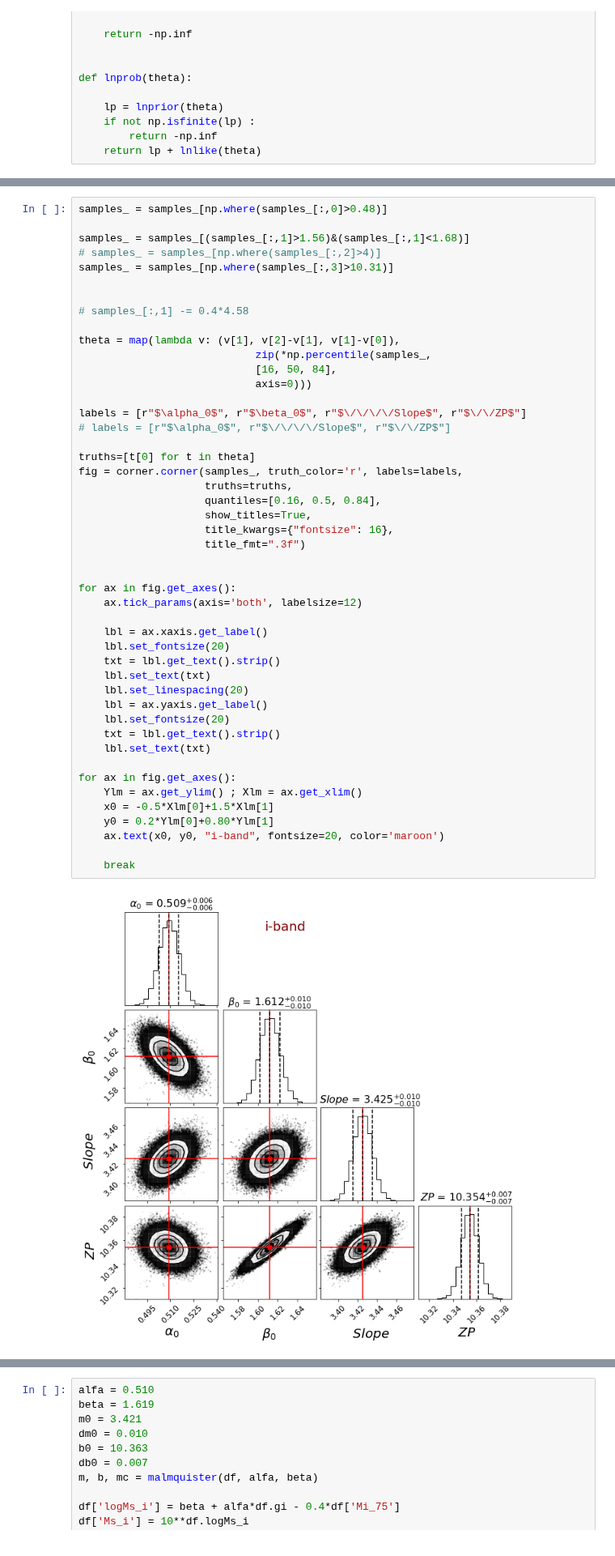
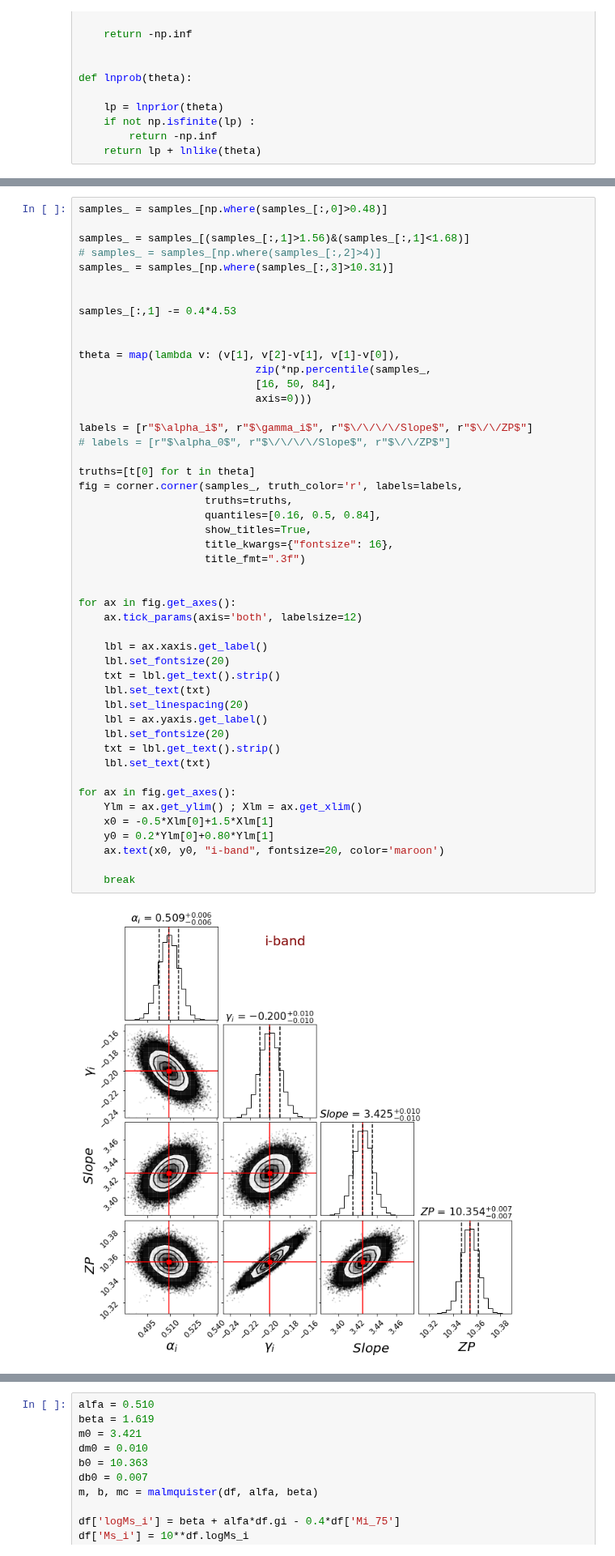
Before and after one commit to ekourkchi/test_TFRcatal, a Jupyter notebook: fit_MLratio_i_gi.ipynb, the cells around one changed output, grey strips where cells are left out. Shown at 81% size. Cells and saved outputs as stored; diff of their text form.

```diff
--- a/fit_MLratio_i_gi.ipynb
+++ b/fit_MLratio_i_gi.ipynb
@@ -419,47 +426,48 @@ samples_ = samples_[(samples_[:,1]>1.56)&(samples_[:,1]<1.68)]
 samples_ = samples_[np.where(samples_[:,3]>10.31)]
 
 
-# samples_[:,1] -= 0.4*4.58
+samples_[:,1] -= 0.4*4.53
+
 
 theta = map(lambda v: (v[1], v[2]-v[1], v[1]-v[0]),
                             zip(*np.percentile(samples_,
                             [16, 50, 84],
                             axis=0)))
 
-labels = [r"$\alpha_0$", r"$\beta_0$", r"$\/\/\/\/Slope$", r"$\/\/ZP$"]
+labels = [r"$\alpha_i$", r"$\gamma_i$", r"$\/\/\/\/Slope$", r"$\/\/ZP$"]
 # labels = [r"$\alpha_0$", r"$\/\/\/\/Slope$", r"$\/\/ZP$"]
 
 truths=[t[0] for t in theta]
 fig = corner.corner(samples_, truth_color='r', labels=labels,
                     truths=truths,
                     quantiles=[0.16, 0.5, 0.84],
                     show_titles=True,
                     title_kwargs={"fontsize": 16},
                     title_fmt=".3f")
 
 
 for ax in fig.get_axes():
     ax.tick_params(axis='both', labelsize=12)
 
     lbl = ax.xaxis.get_label()
     lbl.set_fontsize(20)
     txt = lbl.get_text().strip()
     lbl.set_text(txt)
     lbl.set_linespacing(20)
     lbl = ax.yaxis.get_label()
     lbl.set_fontsize(20)
     txt = lbl.get_text().strip()
     lbl.set_text(txt)
 
 for ax in fig.get_axes():
     Ylm = ax.get_ylim() ; Xlm = ax.get_xlim()
     x0 = -0.5*Xlm[0]+1.5*Xlm[1]
     y0 = 0.2*Ylm[0]+0.80*Ylm[1]
     ax.text(x0, y0, "i-band", fontsize=20, color='maroon')
 
     break
 # %% [output]
-[figure, old version]
+[figure, new version]
 # %%
 len(df)
 # %% [output]
```
Also changed, not shown: parts of 29 cells of this notebook, 5 other files.
